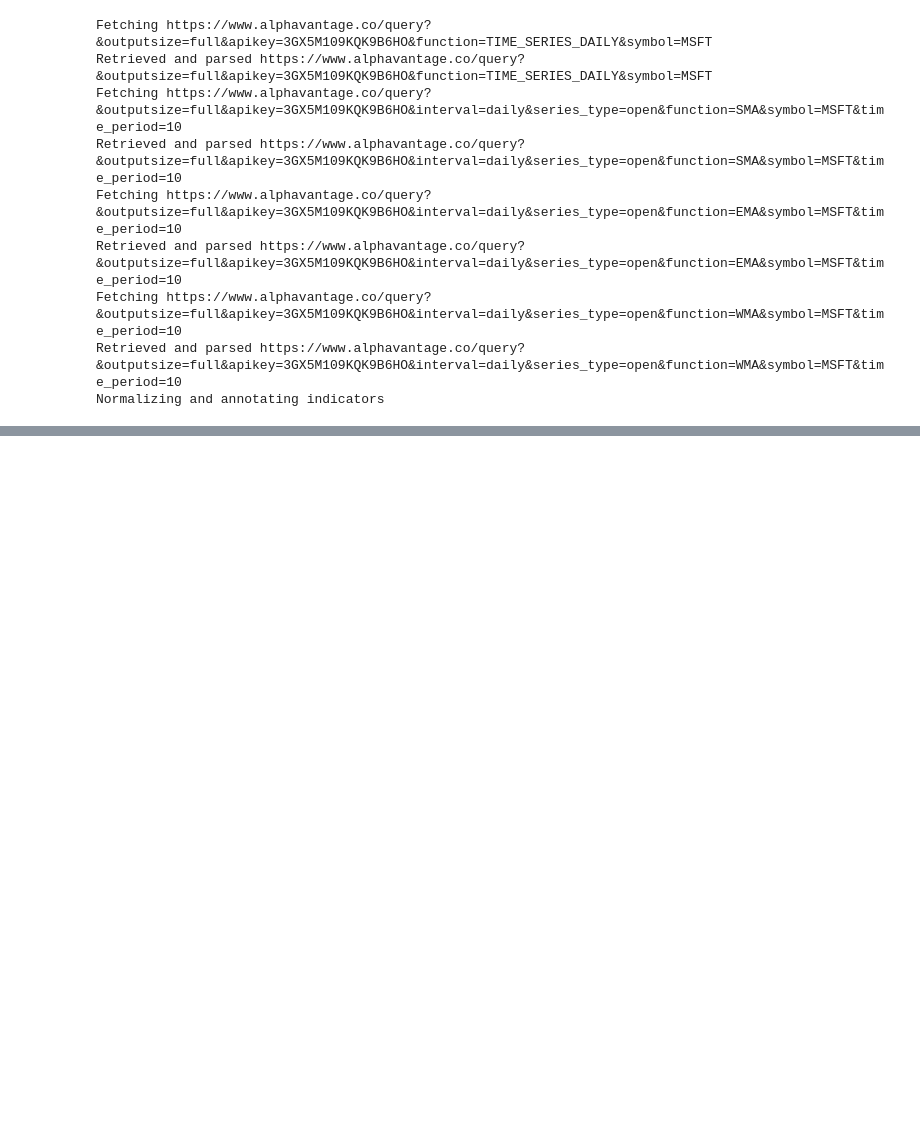
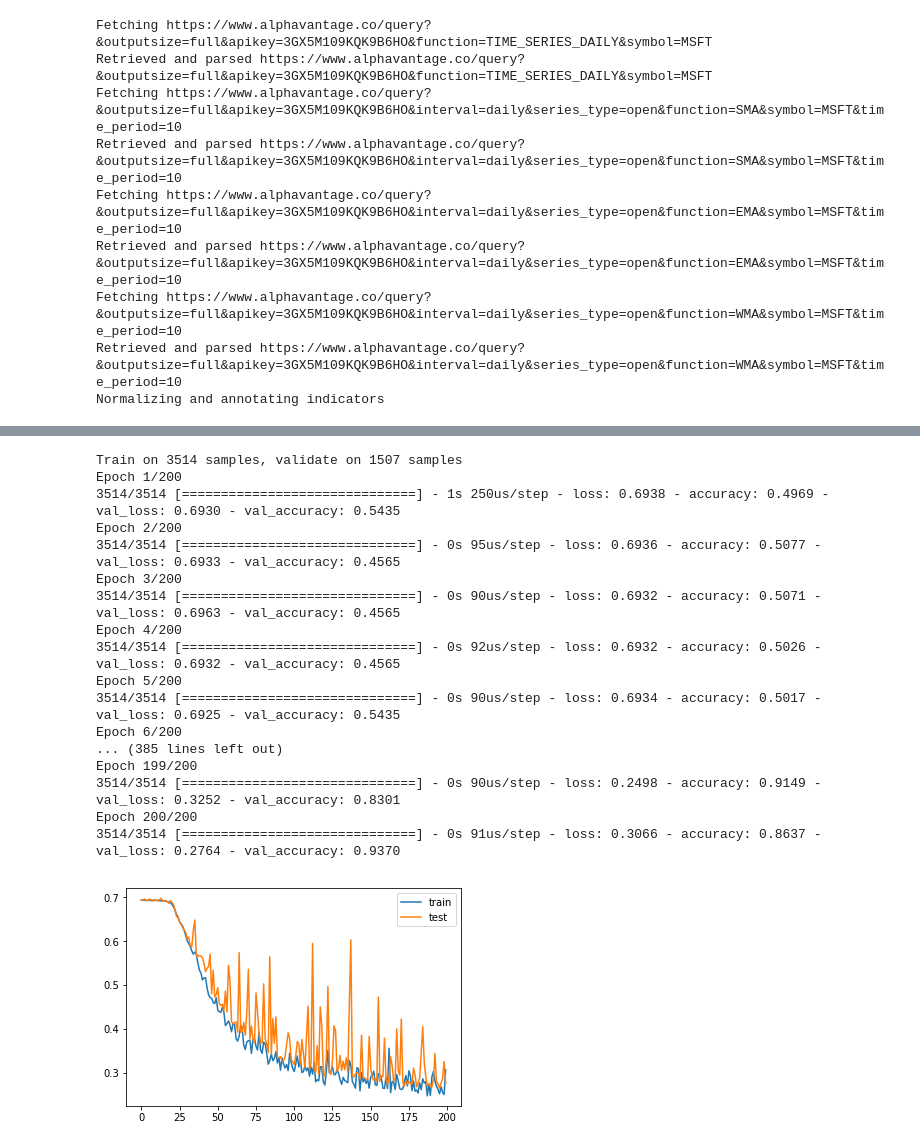
Before and after one commit to rHilkner/mc030, a Jupyter notebook: pfg.ipynb, the cells around one changed output, grey strips where cells are left out. Saved outputs shown, nothing was run; the diff lists cells and outputs as text; code cells hidden in the pictures; blank space fills up the shorter version.

Commit message:
added models implementations (LSTM, BidirectionalLSTM and CNN)

```diff
--- a/pfg.ipynb
+++ b/pfg.ipynb
@@ -272,0 +308,21 @@ Normalizing and annotating indicators
+# %%
+data.annotation = data.annotation.apply(lambda x: 0 if x == 'S' else 1)
+# %%
+import numpy as np
+import matplotlib.pyplot as plt
+
+n_steps = 3
+n_indicators = 3
+batch_size = 32
+train_test_split = .7
+
+X, y = list(), list()
+for i in range(len(data)):
+    end_ix = i + n_steps
+    if end_ix > len(data):
+        break
+    seq_x, seq_y = data.iloc[i:end_ix, :-1].values, data.iloc[end_ix-1, -1]
+    X.append(seq_x)
+    y.append(seq_y)
+X = np.array(X)
+y = np.array(y)
@@ -272,0 +342,7 @@ Normalizing and annotating indicators
+# %%
+X_train = X[:int(len(X) * train_test_split)]
+X_val = X[int(len(X) * train_test_split):]
+y_train = y[:int(len(X) * train_test_split)]
+y_val = y[int(len(X) * train_test_split):]
+
+len(X_train), len(y_val)
@@ -272,0 +373,4 @@ Normalizing and annotating indicators
+# %%
+VanillaLSTM = getModelLSTM(n_steps, n_indicators)
+BidirectionalLSTM = getModelBidirectionalLSTM(n_steps, n_indicators)
+CNN = getModelCNN(n_steps, n_indicators)
@@ -272,0 +434,25 @@ Normalizing and annotating indicators
+# %%
+history1 = VanillaLSTM.fit(X_train, y_train, epochs=200, verbose=1, validation_data=(X_val,y_val), batch_size=batch_size)
+plt.plot(history1.history['loss'], label='train')
+plt.plot(history1.history['val_loss'], label='test')
+plt.legend()
+plt.show()
+# %% [output]
+Train on 3514 samples, validate on 1507 samples
+Epoch 1/200
+3514/3514 [==============================] - 1s 250us/step - loss: 0.6938 - accuracy: 0.4969 - val_loss: 0.6930 - val_accuracy: 0.5435
+Epoch 2/200
+3514/3514 [==============================] - 0s 95us/step - loss: 0.6936 - accuracy: 0.5077 - val_loss: 0.6933 - val_accuracy: 0.4565
+Epoch 3/200
+3514/3514 [==============================] - 0s 90us/step - loss: 0.6932 - accuracy: 0.5071 - val_loss: 0.6963 - val_accuracy: 0.4565
+Epoch 4/200
+3514/3514 [==============================] - 0s 92us/step - loss: 0.6932 - accuracy: 0.5026 - val_loss: 0.6932 - val_accuracy: 0.4565
+Epoch 5/200
+3514/3514 [==============================] - 0s 90us/step - loss: 0.6934 - accuracy: 0.5017 - val_loss: 0.6925 - val_accuracy: 0.5435
+Epoch 6/200
+... (385 lines left out)
+Epoch 199/200
+3514/3514 [==============================] - 0s 90us/step - loss: 0.2498 - accuracy: 0.9149 - val_loss: 0.3252 - val_accuracy: 0.8301
+Epoch 200/200
+3514/3514 [==============================] - 0s 91us/step - loss: 0.3066 - accuracy: 0.8637 - val_loss: 0.2764 - val_accuracy: 0.9370
+[figure, added]
```
Also changed, not shown: parts of 16 cells of this notebook, 2 other files.
